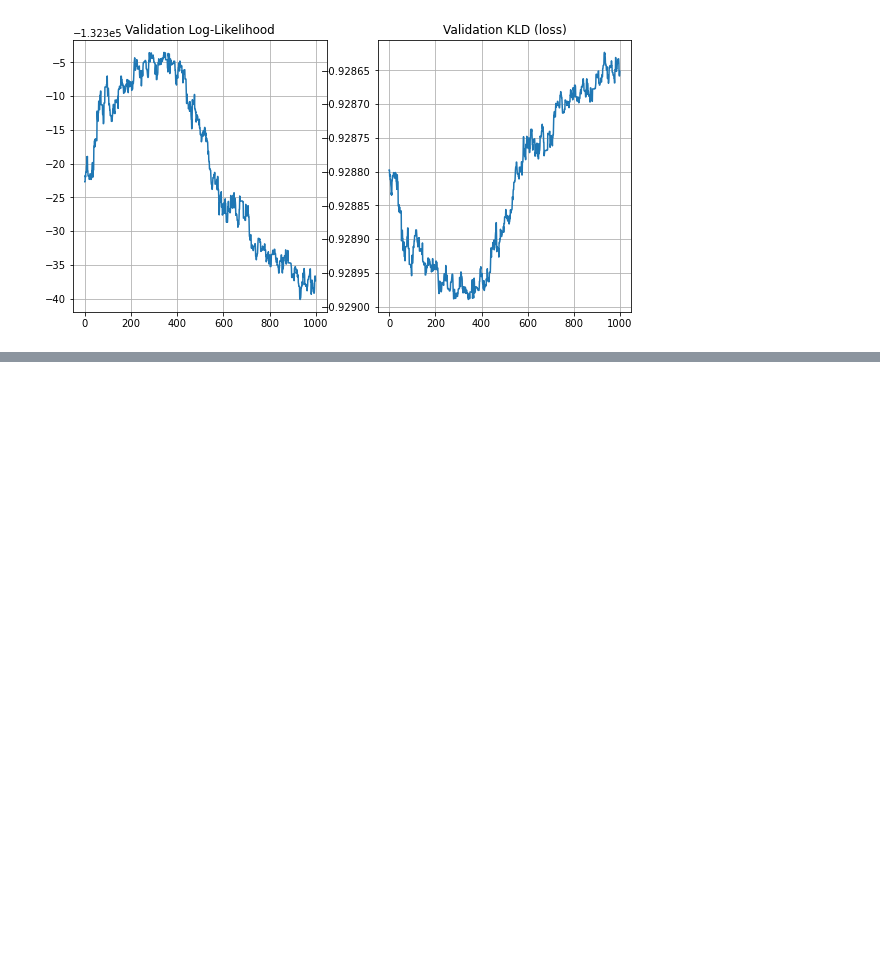
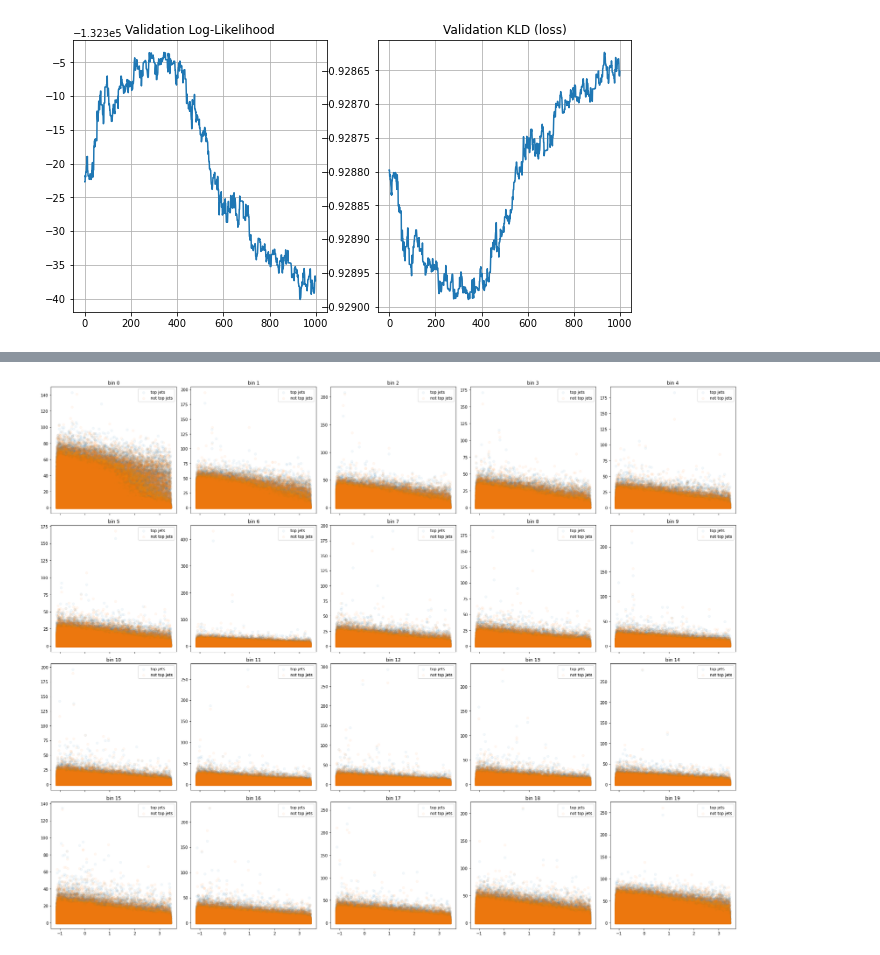
Before and after one commit to sbieringer/ClassificationSurrogates, a Jupyter notebook: cond_bayesian_flow.ipynb, the cells around one changed output, grey strips where cells are left out. Drawn from its saved outputs; the diff is of its cells as text; code cells hidden in the pictures; blank space fills up the shorter version.

```diff
--- a/cond_bayesian_flow.ipynb
+++ b/cond_bayesian_flow.ipynb
@@ -336,0 +407,26 @@ plt.step(bincentres, hist_min, where='mid',color='b',linestyle='--')
+# %%
+fig, ax = plt.subplots(4,5, figsize = (25,20), sharex = True, )
+ax = ax.flatten()
+
+for jet_class in ['top jets', 'not top jets']:
+    if jet_class=='top jets':
+        with open('./top_hist_errors_hmc.npy', 'rb') as f:
+            ys = np.load(f)
+        with open('./top_hist_pT_hmc.npy', 'rb') as f:
+            x = np.load(f)
+
+    if jet_class=='not top jets':
+        with open('./ntop_hist_errors_hmc.npy', 'rb') as f:
+            ys = np.load(f)
+        with open('./ntop_hist_pT_hmc.npy', 'rb') as f:
+            x = np.load(f)
+
+    for n_bin in range(ys.shape[1]):
+        ax[n_bin].scatter(x, ys[:,n_bin], label = jet_class, alpha = .05)
+        ax[n_bin].legend(loc='upper right')
+        ax[n_bin].grid()
+        ax[n_bin].set_title(f'bin {n_bin}')
+
+fig.tight_layout()
+# %% [output]
+[figure, added]
```
Also changed, not shown: parts of 8 cells of this notebook, 8 other files.
